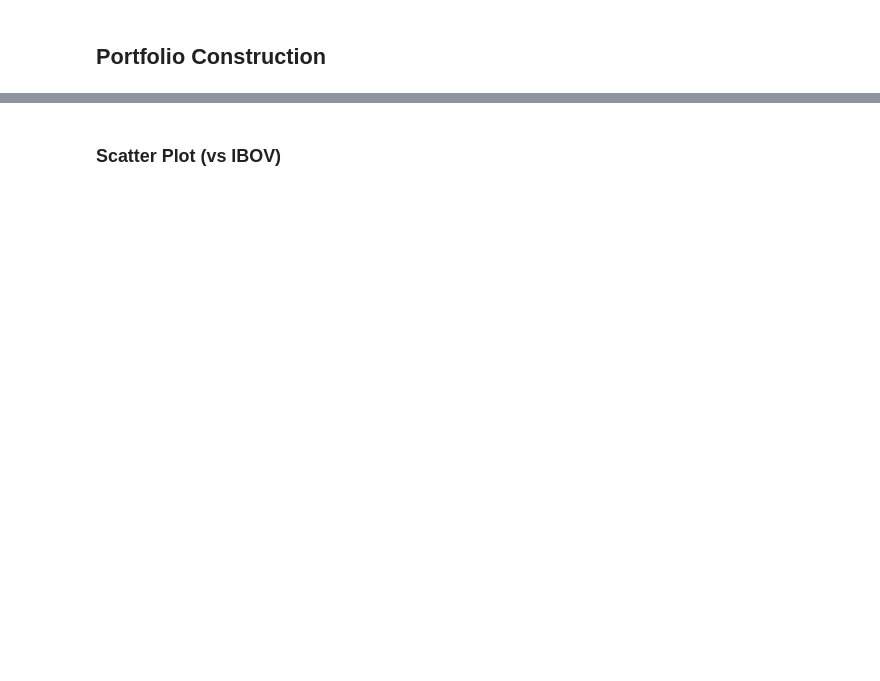
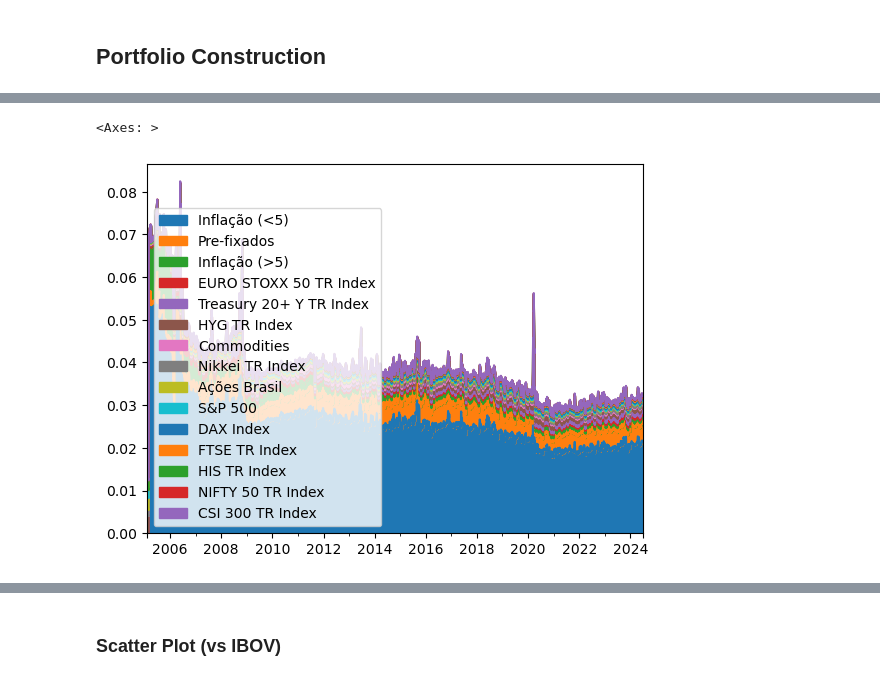
Before and after one commit to sambacode/asset_allocation, a Jupyter notebook: project.ipynb, the cells around one changed output, grey strips where cells are left out. Drawn from its saved outputs; the diff is of its cells as text; code cells hidden in the pictures; blank space fills up the shorter version.

```diff
--- a/project.ipynb
+++ b/project.ipynb
@@ -152,0 +442,7 @@ plt.show()
+# %%
+df_ivp = list_positions[2]
+df_weights_plot = df_ivp.divide(df_backtest["ivp"].reindex(df_ivp.index), axis=0)
+df_weights_plot[df_weights_plot.sum().sort_values(ascending=False).index].plot(kind="area", stacked=True)
+# %% [output]
+<Axes: >
+[figure, added]
```
Also changed, not shown: parts of 14 cells of this notebook.
